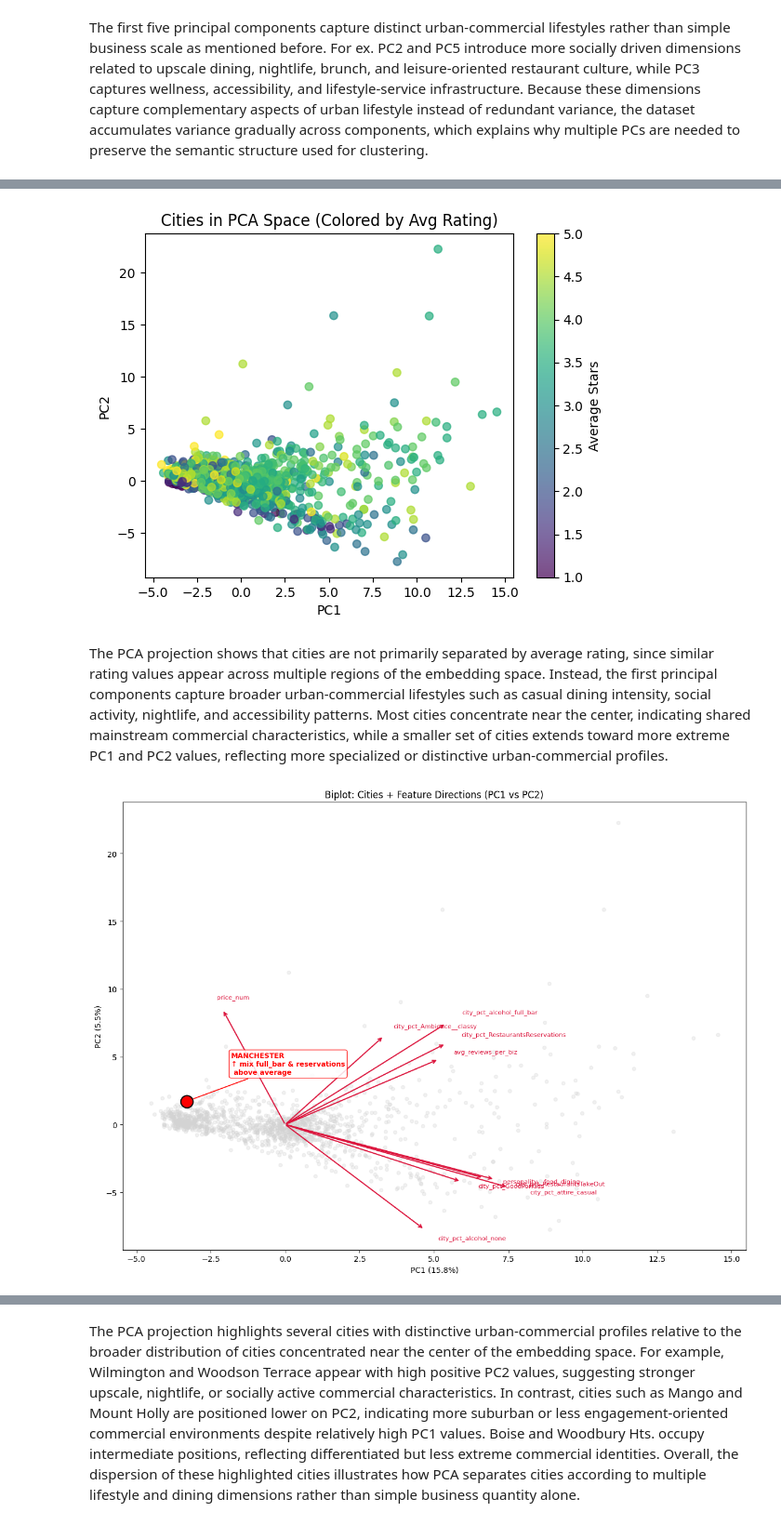
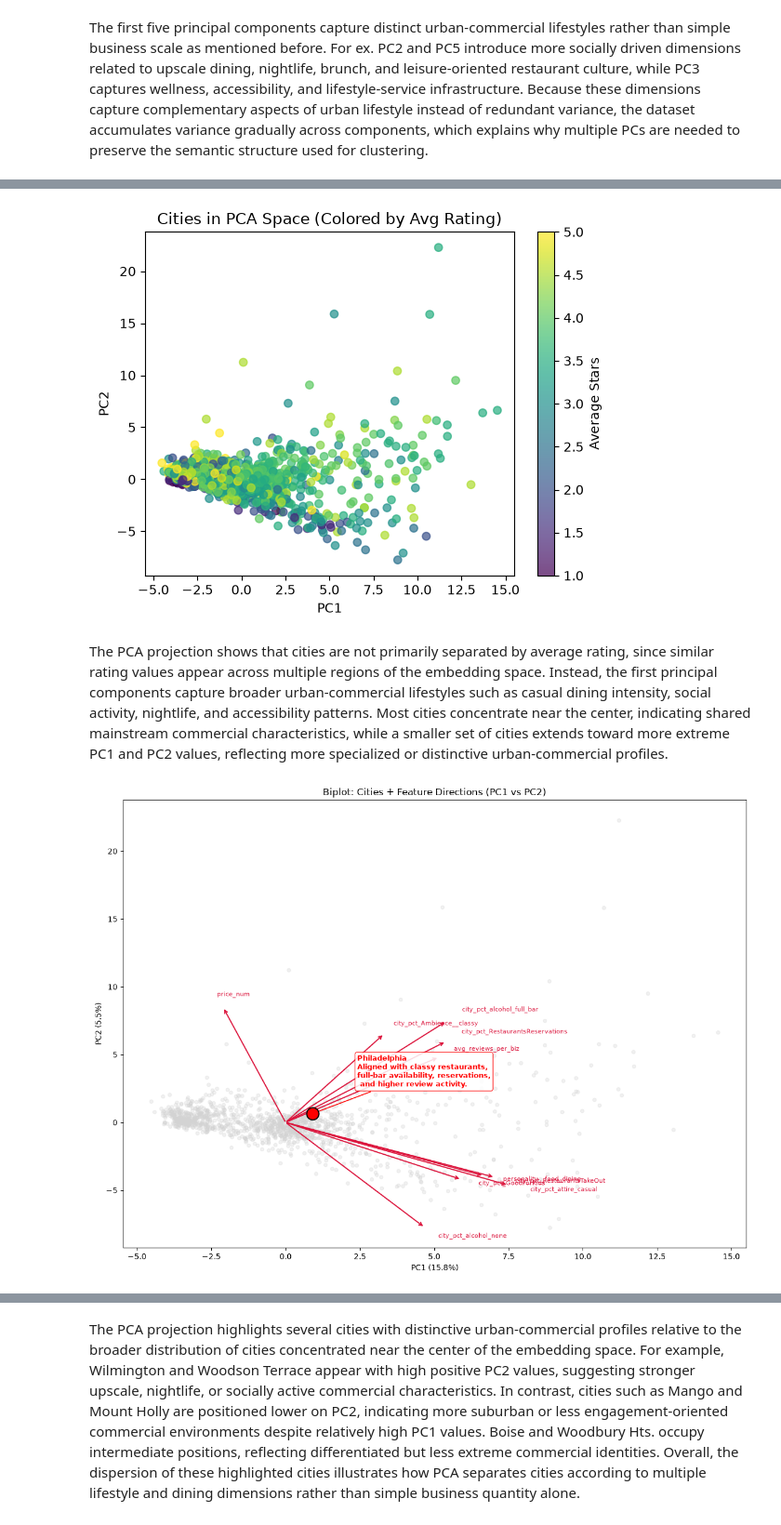
Before and after one commit to andreatpr/recommendation_system, a Jupyter notebook: notebooks/week5_modified.ipynb, the cells around one changed output, grey strips where cells are left out. Shown at 93% size. Drawn from its saved outputs; the diff is of its cells as text; code cells hidden in the pictures.

```diff
--- a/notebooks/week5_modified.ipynb
+++ b/notebooks/week5_modified.ipynb
@@ -15,7 +13,12 @@ from sklearn.preprocessing import OneHotEncoder
 from sklearn.preprocessing import OrdinalEncoder
 from sklearn.decomposition import PCA
 # %%
-PROCESSED = '/content/drive/MyDrive/Yelp JSON/yelp_dataset/data/processed/'
+#PROCESSED = '/content/drive/MyDrive/Yelp JSON/yelp_dataset/data/processed/'
+
+from pathlib import Path
+
+ROOT = Path("..")      # si el notebook está en notebooks/
+PROCESSED = ROOT / "data" / "processed"
 # %%
 # W5 — CITY-LEVEL FEATURE MATRIX
 #  One row per city
@@ -813,9 +821,9 @@ Guardado: city_features_new.parquet
 # %% [markdown]
 ## PCA
 # %%
-city_features = pd.read_parquet(PROCESSED + 'city_features_new.parquet')
+city_features = pd.read_parquet(PROCESSED / 'city_features_new.parquet')
 # %%
-city_personality_features = pd.read_parquet(PROCESSED + 'personality/city_personality_features.parquet')
+city_personality_features = pd.read_parquet(PROCESSED / 'city_personality_features.parquet')
 # %%
 pct_cols = [c for c in city_personality_features.columns if c != 'city']
 
@@ -1238,7 +1241,7 @@ plt.ylabel("PC2")
 plt.title("Cities in PCA Space (Colored by Avg Rating)")
 plt.show()
 # %% [output]
-[figure, old version]
+[figure, new version]
 # %% [markdown]
 The PCA projection shows that cities are not primarily separated by average rating, since similar rating values appear across multiple regions of the embedding space. Instead, the first principal components capture broader urban-commercial lifestyles such as casual dining intensity, social activity, nightlife, and accessibility patterns. Most cities concentrate near the center, indicating shared mainstream commercial characteristics, while a smaller set of cities extends toward more extreme PC1 and PC2 values, reflecting more specialized or distinctive urban-commercial profiles.
 # %%
@@ -1260,33 +1263,33 @@ for idx in top_features_idx:
     ax.text(pca_full.components_[0, idx]*scale*1.1,
             pca_full.components_[1, idx]*scale*1.1,
             city_num.columns[idx], fontsize=8, color='crimson')
 
 ax.set_xlabel(f'PC1 ({pca_full.explained_variance_ratio_[0]:.1%})')
 ax.set_ylabel(f'PC2 ({pca_full.explained_variance_ratio_[1]:.1%})')
 ax.set_title('Biplot: Cities + Feature Directions (PC1 vs PC2)')
 
-example_city = 'MANCHESTER'
+example_city = 'Philadelphia'
 mask = city_full['city'].values == example_city
 city_x = X_2d[mask, 0][0]
 city_y = X_2d[mask, 1][0]
 
 # Punto rojo destacado
 plt.scatter(city_x, city_y, c='red', s=250, zorder=10,
             edgecolor='black', linewidth=1.5)
 
 # Anotación con interpretación
 plt.annotate(
-    f'{example_city}\n↑ mix full_bar & reservations\n above average',
+    f'{example_city}\nAligned with classy restaurants, \nfull-bar availability, reservations,\n and higher review activity.',
     xy=(city_x, city_y),
     xytext=(city_x + 1.5, city_y + 2),
     fontsize=9,
     color='red',
     fontweight='bold',
     arrowprops=dict(arrowstyle='->', color='red', lw=1.2),
     bbox=dict(boxstyle='round,pad=0.3', facecolor='white',
               edgecolor='red', alpha=0.85)
 )
 plt.tight_layout()
 plt.show()
 # %% [output]
-[figure, old version]
+[figure, new version]
```
Also changed, not shown: parts of 47 cells of this notebook, 1 other file.
